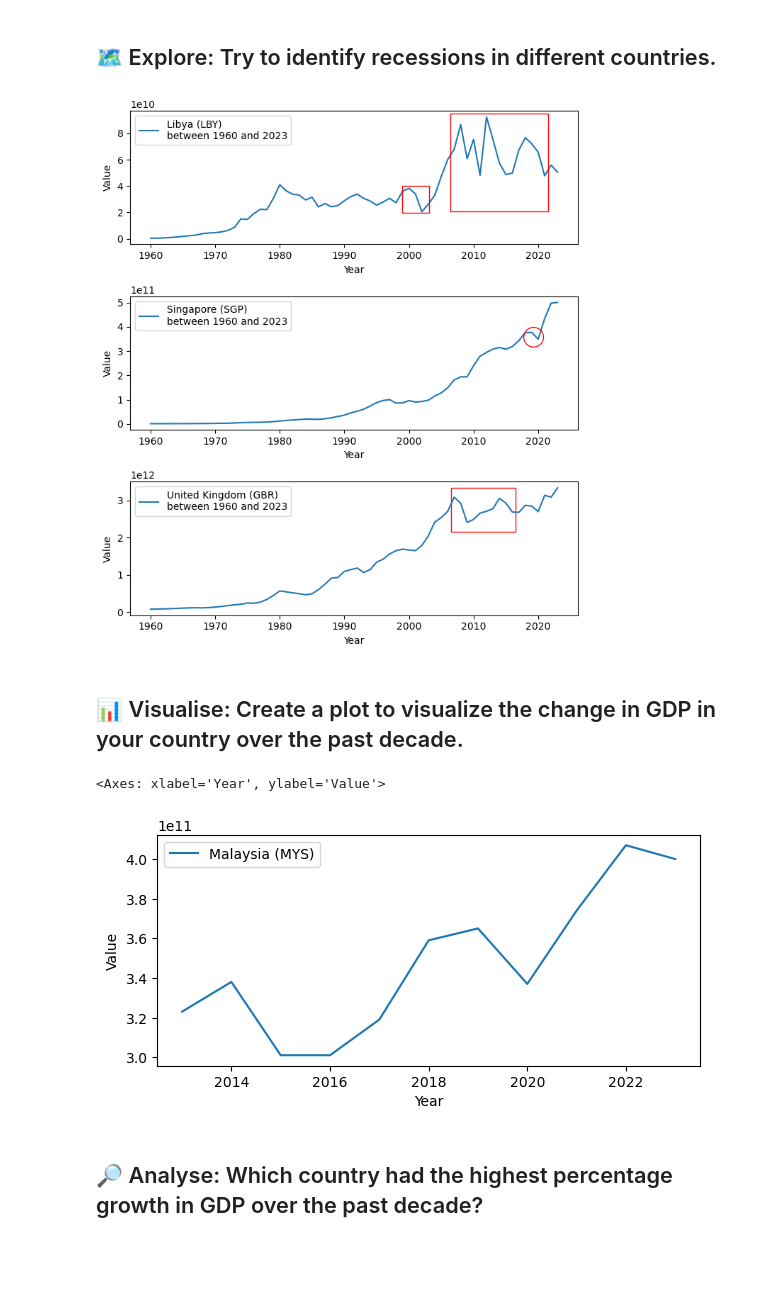
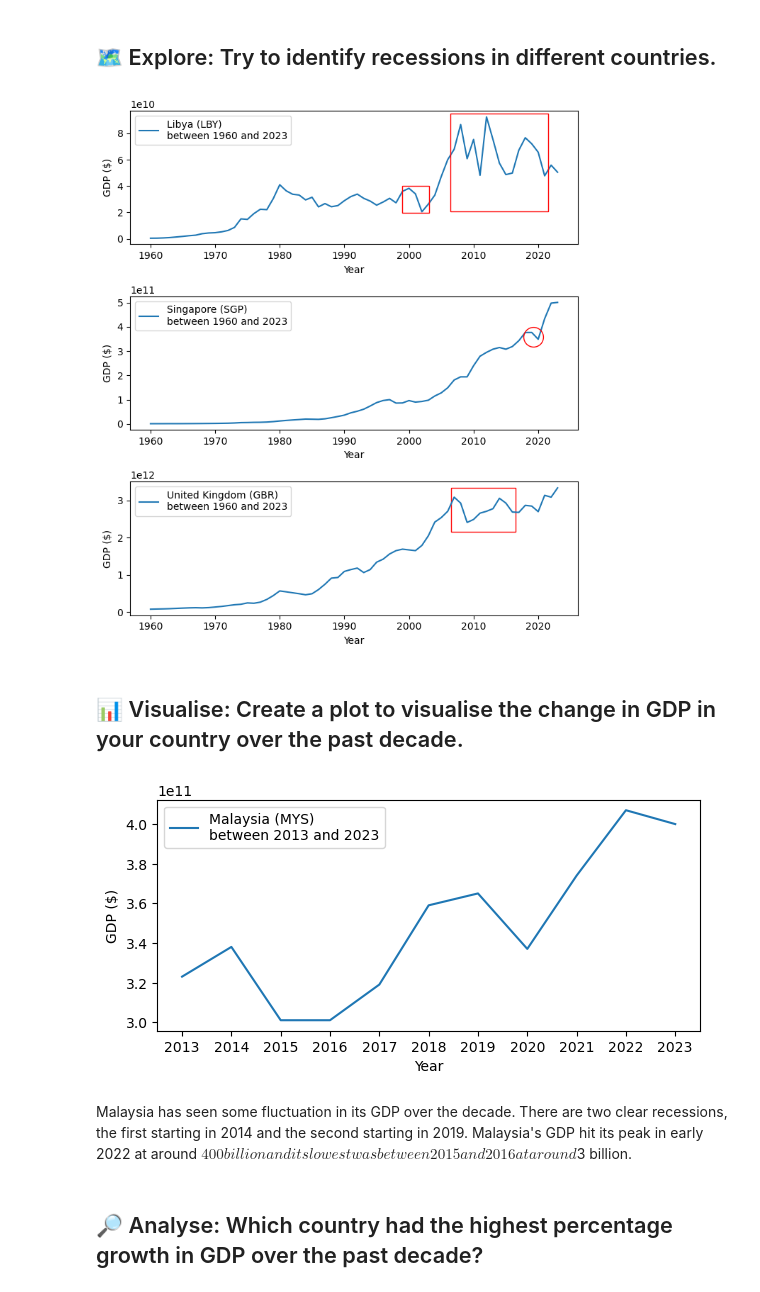
Before and after one commit to joanne-ev/personal-projects, a Jupyter notebook: gdp-analysis/gdp-challenges-python.ipynb, the cells around one changed output. Saved outputs shown, nothing was run; the diff lists cells and outputs as text; code cells hidden in the pictures; blank space fills up the shorter version.

Commit message:
Updated Visualise task by including a short description of the visualisation. Also made some changes to the data and axes label of visualisations.

```diff
--- a/gdp-analysis/gdp-challenges-python.ipynb
+++ b/gdp-analysis/gdp-challenges-python.ipynb
@@ -14,5 +14,5 @@ import random
 # %%
-gdp = pl.read_csv("gdp.csv")
+gdp = pl.read_csv("gdp.csv").rename({"Value": "GDP"})
 gdp.head()
 # %% [output]
 shape: (5, 4)
@@ -26,7 +26,7 @@ shape: (5, 4)
 # %%
 # Round `Values` to three significant figures
 gdp = gdp.with_columns(
-    pl.col("Value").round_sig_figs(3)
+    pl.col("GDP").round_sig_figs(3)
 )
 # %% [markdown]
 ## 🗺️ Explore: Try to identify recessions in different countries.
@@ -43,7 +43,9 @@ for i in range(n_figs):
     country_code = country_data['Country Code'].unique().to_list()[0]
     min_year = min(country_data['Year'].unique().to_list())
     max_year = max(country_data['Year'].unique().to_list())
-    sns.lineplot(data=country_data, x='Year', y='Value', ax=axes[i], label=f"{country_name} ({country_code}) \nbetween {min_year} and {max_year}")
+    sns.lineplot(data=country_data, x='Year', y='GDP', ax=axes[i], label=f"{country_name} ({country_code}) \nbetween {min_year} and {max_year}")
+    axes[i].set(ylabel='GDP ($)')
+
 
 # Square identifier
 axes[0].plot([2014],[5.8e10],'s', ms=100, mec='r', mfc='none')
@@ -71,20 +73,24 @@ axes[2].add_patch(
 
 plt.tight_layout()
 # %% [output]
-[figure, old version]
+[figure, new version]
 # %% [markdown]
-## 📊 Visualise: Create a plot to visualize the change in GDP in your country over the past decade.
+## 📊 Visualise: Create a plot to visualise the change in GDP in your country over the past decade.
 # %%
 # Create a subset dataframe for Malaysia between 2013 and 2023 (past decade)
 malaysia = gdp.filter((gdp['Country Name'] == 'Malaysia') & (gdp['Year'].is_between(2013, 2023)))
 malaysia_code = malaysia['Country Code'].unique()
+min_year = min(malaysia['Year'].unique().to_list())
+max_year = max(malaysia['Year'].unique().to_list())
 
 fig, ax = plt.subplots(figsize=(7, 3))
-
-sns.lineplot(data=malaysia, x='Year', y='Value', ax=ax, label='Malaysia (MYS)')
+sns.lineplot(data=malaysia, x='Year', y='GDP', ax=ax, label=f'Malaysia ({malaysia_code.to_list()[0]}) \nbetween {min_year} and {max_year}')
+ax.set(xticks=np.arange(2013, 2024, 1), ylabel='GDP ($)')
+plt.show()
 # %% [output]
-<Axes: xlabel='Year', ylabel='Value'>
-[figure, old version]
+[figure, new version]
+# %% [markdown]
+Malaysia has seen some fluctuation in its GDP over the decade. There are two clear recessions, the first starting in 2014 and the second starting in 2019. Malaysia's GDP hit its peak in early 2022 at around $400 billion and its lowest was between 2015 and 2016 at around $3 billion.
 # %% [markdown]
 ## 🔎 Analyse: Which country had the highest percentage growth in GDP over the past decade?
 # %%
```
Also changed, not shown: parts of 4 cells of this notebook.
